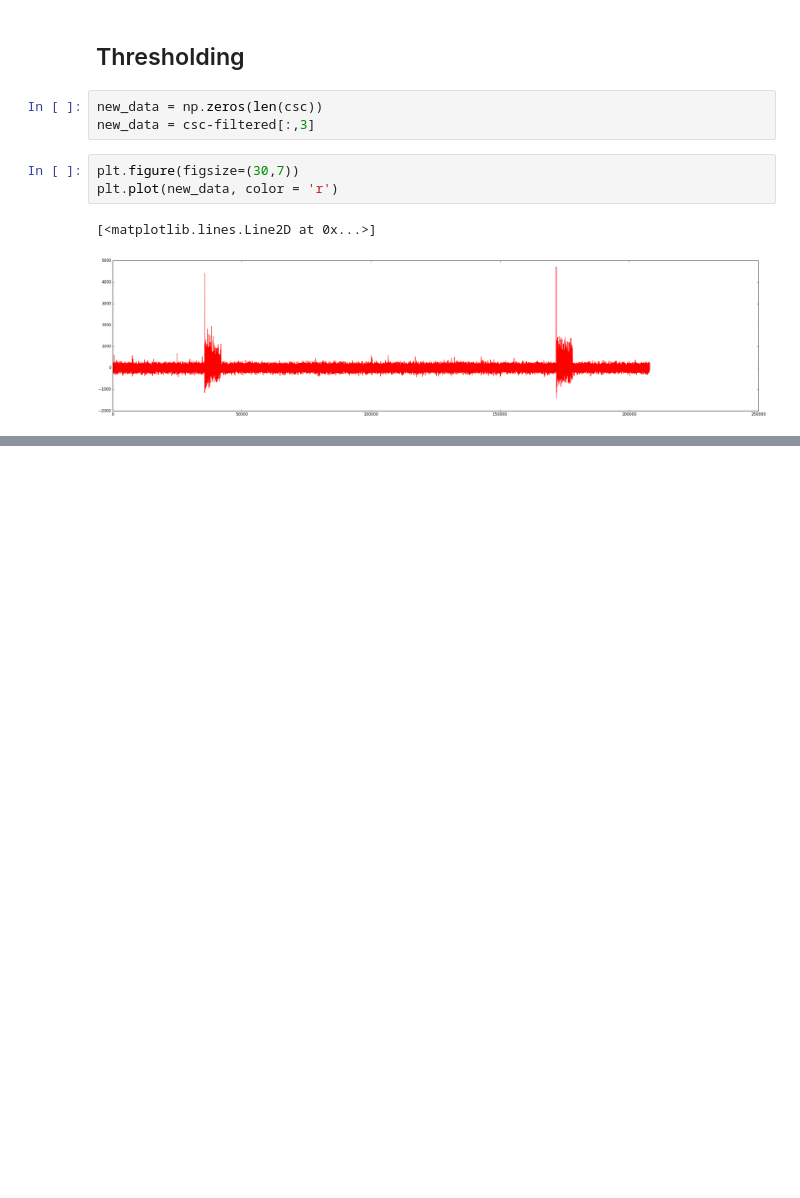
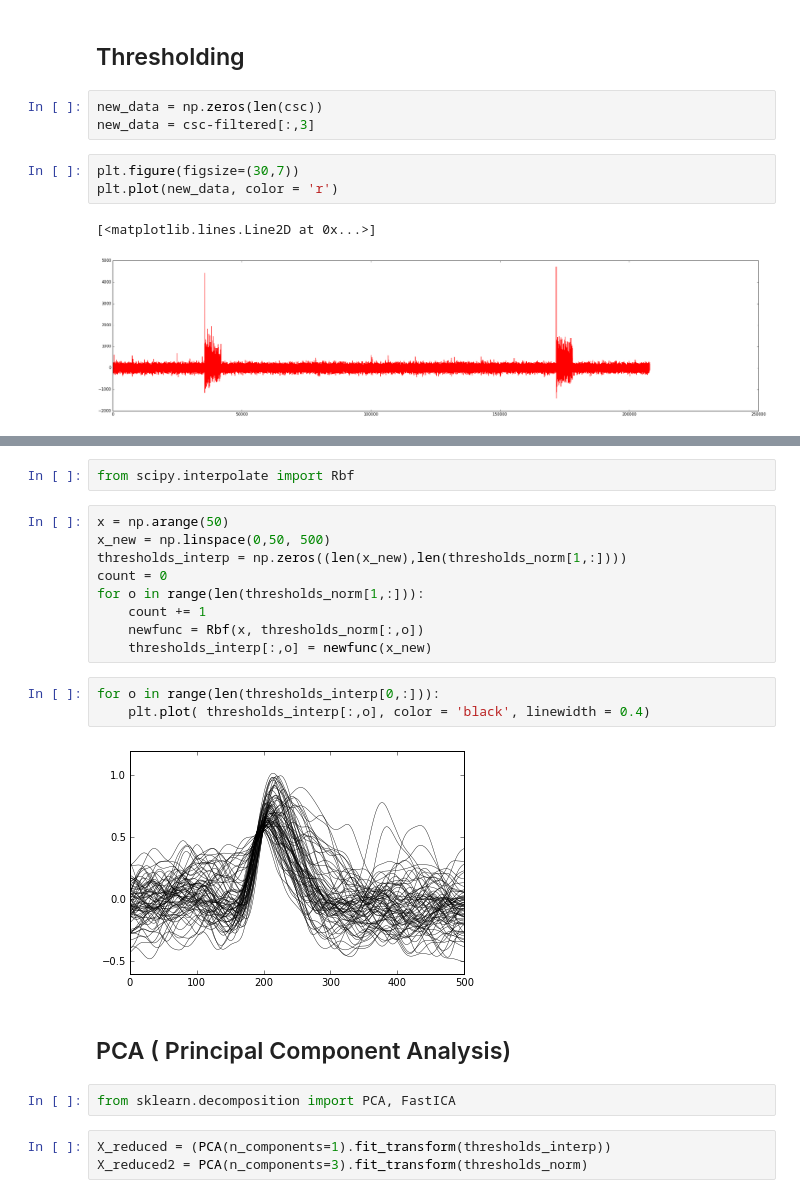
Before and after one commit to ktakagaki/kt-2015-DSPHandsOn, a Jupyter notebook: MedianFilter/Python/07. Real Data/Real data median filter.ipynb, the cells around one changed output, grey strips where cells are left out. Cells and saved outputs as stored; diff of their text form; blank space fills up the shorter version.

```diff
--- a/MedianFilter/Python/07. Real Data/Real data median filter.ipynb
+++ b/MedianFilter/Python/07. Real Data/Real data median filter.ipynb
@@ -162,0 +160,23 @@ for o in range (1, len(thresholds)):
+# %%
+from scipy.interpolate import Rbf
+# %%
+x = np.arange(50)
+x_new = np.linspace(0,50, 500)
+thresholds_interp = np.zeros((len(x_new),len(thresholds_norm[1,:])))
+count = 0
+for o in range(len(thresholds_norm[1,:])):
+    count += 1
+    newfunc = Rbf(x, thresholds_norm[:,o])
+    thresholds_interp[:,o] = newfunc(x_new)
+# %%
+for o in range(len(thresholds_interp[0,:])):
+    plt.plot( thresholds_interp[:,o], color = 'black', linewidth = 0.4)
+# %% [output]
+[figure, added]
+# %% [markdown]
+## PCA ( Principal Component Analysis)
+# %%
+from sklearn.decomposition import PCA, FastICA
+# %%
+X_reduced = (PCA(n_components=1).fit_transform(thresholds_interp))
+X_reduced2 = PCA(n_components=3).fit_transform(thresholds_norm)
```
Also changed, not shown: parts of 21 cells of this notebook.
